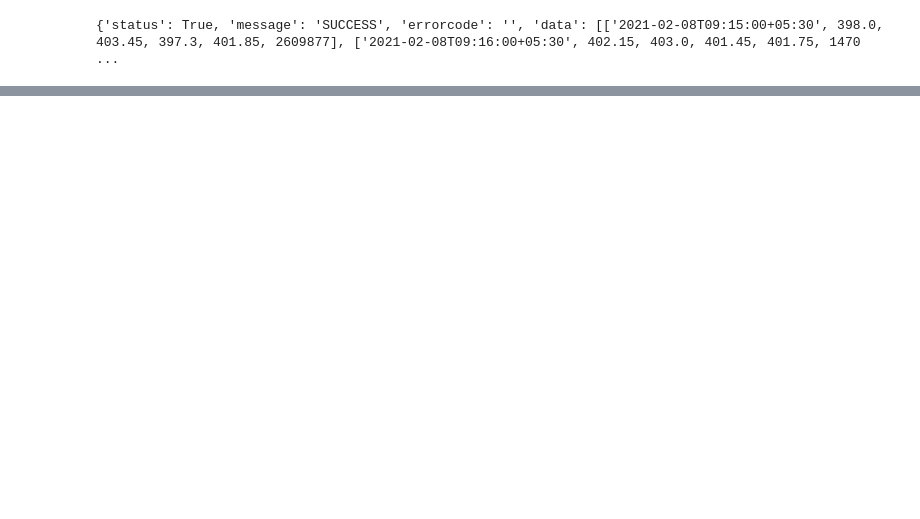
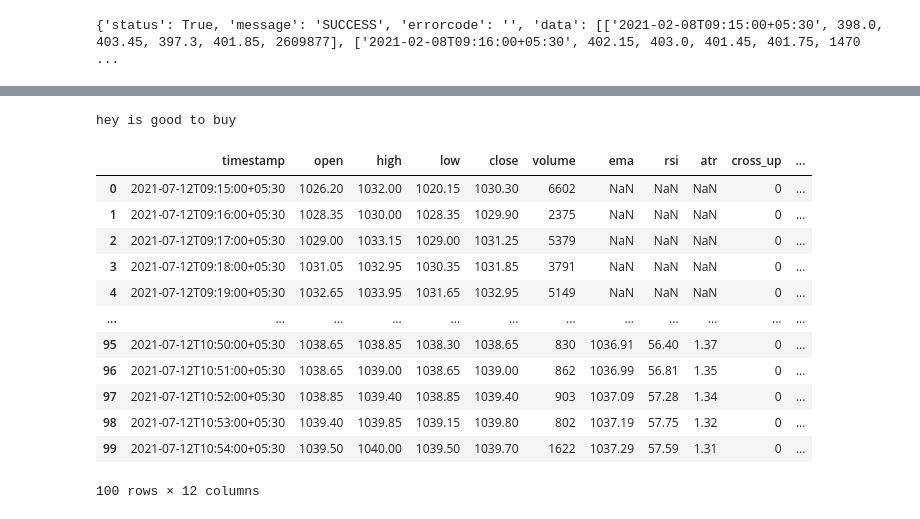
Before and after one commit to aj2010adil/smartapi-python, a Jupyter notebook: basic_function.ipynb, the cells around one changed output, grey strips where cells are left out. Saved outputs shown, nothing was run; the diff lists cells and outputs as text; code cells hidden in the pictures; blank space fills up the shorter version.

```diff
--- a/basic_function.ipynb
+++ b/basic_function.ipynb
@@ -151,0 +218,5 @@ def hist_data(obj):
+# %%
+from datetime import datetime,date
+fromdate= datetime.now()
+back_for_days= timedelta(days=3,hours=0,minutes=0)
+f=fromdate-back_for_days
@@ -151,0 +254,11 @@ def hist_data(obj):
+# %%
+import pandas as pd
+equities= pd.read_json('https://margincalculator.angelbroking.com/OpenAPI_File/files/OpenAPIScripMaster.json')
+havells= equities[equities['symbol'].str.contains("HAVELLS-EQ",case=False)]
+symboltoken=havells['token'].iloc[-1]
+hist=hist_data(obj,5,symboltoken)
+print(hist)
+data= hist['data']
+# converting into dataframe
+hist_df=pd.DataFrame(data)
+data=hist_df.rename(columns={0:"timestamp",1: "open", 2:"high",3: "low", 4:"close",5: "volume"})
@@ -151,0 +270,28 @@ def hist_data(obj):
+# %%
+#calling talib
+#for buying
+from talib.abstract import *
+data['ema']=talib.EMA(data['close'],timeperiod=50)
+data['rsi']=talib.RSI(data['close'],timeperiod=50)
+data['atr']=talib.ATR(data['high'],data['low'],data['close'],timeperiod=50)
+data['cross_up']=data['cross_down']=data['rsi_up']=0
+
+if data['open'].iloc[-1]-data['ema'].iloc[-1]<1:
+    print("hey is good to buy")
+# df.where(df['cross_up']==1 ).head(100)
+df.head(100)
+# %% [output]
+hey is good to buy
+|  | timestamp | open | high | low | close | volume | ema | rsi | atr | cross_up | ... |
+| 0 | 2021-07-12T09:15:00+05:30 | 1026.20 | 1032.00 | 1020.15 | 1030.30 | 6602 | NaN | NaN | NaN | 0 | ... |
+| 1 | 2021-07-12T09:16:00+05:30 | 1028.35 | 1030.00 | 1028.35 | 1029.90 | 2375 | NaN | NaN | NaN | 0 | ... |
+| 2 | 2021-07-12T09:17:00+05:30 | 1029.00 | 1033.15 | 1029.00 | 1031.25 | 5379 | NaN | NaN | NaN | 0 | ... |
+| 3 | 2021-07-12T09:18:00+05:30 | 1031.05 | 1032.95 | 1030.35 | 1031.85 | 3791 | NaN | NaN | NaN | 0 | ... |
+| 4 | 2021-07-12T09:19:00+05:30 | 1032.65 | 1033.95 | 1031.65 | 1032.95 | 5149 | NaN | NaN | NaN | 0 | ... |
+| ... | ... | ... | ... | ... | ... | ... | ... | ... | ... | ... | ... |
+| 95 | 2021-07-12T10:50:00+05:30 | 1038.65 | 1038.85 | 1038.30 | 1038.65 | 830 | 1036.91 | 56.40 | 1.37 | 0 | ... |
+| 96 | 2021-07-12T10:51:00+05:30 | 1038.65 | 1039.00 | 1038.65 | 1039.00 | 862 | 1036.99 | 56.81 | 1.35 | 0 | ... |
+| 97 | 2021-07-12T10:52:00+05:30 | 1038.85 | 1039.40 | 1038.85 | 1039.40 | 903 | 1037.09 | 57.28 | 1.34 | 0 | ... |
+| 98 | 2021-07-12T10:53:00+05:30 | 1039.40 | 1039.85 | 1039.15 | 1039.80 | 802 | 1037.19 | 57.75 | 1.32 | 0 | ... |
+| 99 | 2021-07-12T10:54:00+05:30 | 1039.50 | 1040.00 | 1039.50 | 1039.70 | 1622 | 1037.29 | 57.59 | 1.31 | 0 | ... |
+100 rows × 12 columns
```
Also changed, not shown: parts of 22 cells of this notebook, 17 other files.
